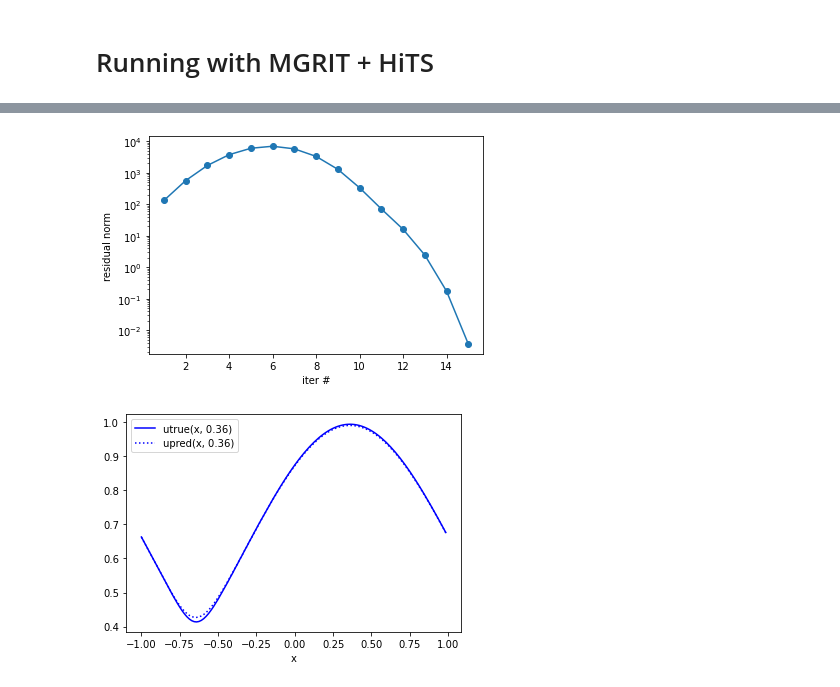
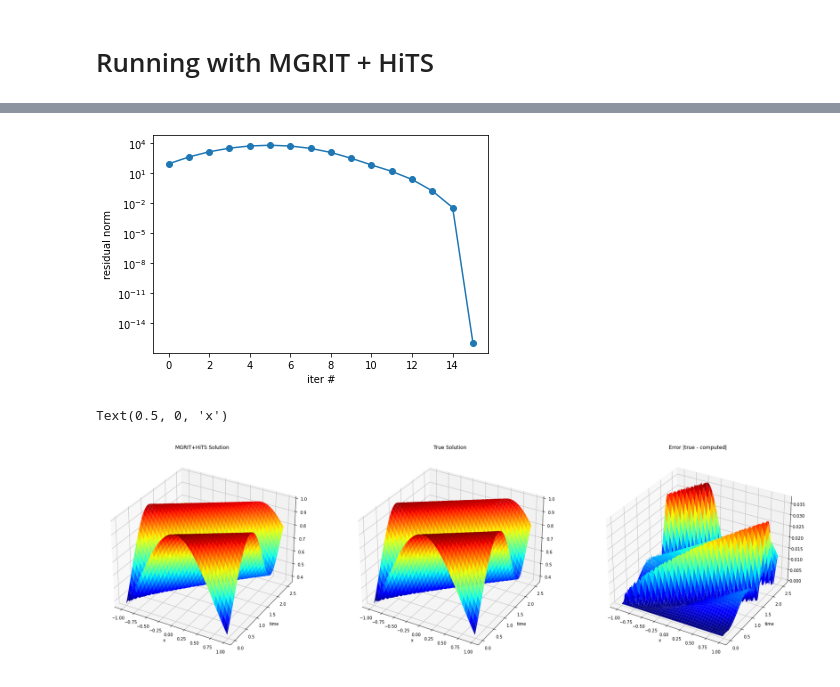
Before and after one commit to balos1/multiscale_HiTS, a Jupyter notebook: scripts/multiscale_HiTS_exp/hits_mgrit_linear_advection.ipynb, the cells around one changed output, grey strips where cells are left out. Saved outputs shown, nothing was run; the diff lists cells and outputs as text; code cells hidden in the pictures.

Commit message:
some updates to plots

```diff
--- a/scripts/multiscale_HiTS_exp/hits_mgrit_linear_advection.ipynb
+++ b/scripts/multiscale_HiTS_exp/hits_mgrit_linear_advection.ipynb
@@ -277,22 +281,44 @@ sol = np.array(sol)
 sol = sol.reshape((sol.shape[1], sol.shape[2])).T
 # %%
 res = info['conv']
-iters = np.arange(1, res.size+1)
-plt.semilogy(iters, res, 'o-')
+iters = np.arange(0, res.size+1)
+plt.semilogy(iters, np.pad(res, (0,1), constant_values=1e-16), 'o-')
 plt.xlabel('iter #')
 plt.ylabel('residual norm')
 plt.show()
 # %% [output]
-[figure, old version]
+[figure, new version]
 # %%
 dt = 0.01
 idx = 36
 
 # plt.plot(problem.x, utrue[:,0], 'b-', label='initial condition u(x,0)')
-plt.plot(problem.x, utrue[:,idx], 'b-', label=f'utrue(x, {dt*idx})')
-plt.plot(problem.x, sol[:,idx], 'b:', label=f'upred(x, {dt*idx})')
-plt.xlabel('x')
-plt.legend()
-plt.show()
+# plt.plot(problem.x, utrue[:,idx], 'b-', label=f'utrue(x, {dt*idx})')
+# plt.plot(problem.x, sol[:,idx], 'b:', label=f'upred(x, {dt*idx})')
+# plt.xlabel('x')
+# plt.legend()
+# plt.show()
+
+X, T = np.meshgrid(t[:-1], problem.x)
+
+fig = plt.figure(figsize=(30,10))
+ax = fig.add_subplot(1,3,1,projection='3d')
+ax.plot_surface(T, X, sol[:,:-1], cmap='jet')
+ax.set_title('MGRIT+HiTS Solution')
+ax.set_ylabel('time')
+ax.set_xlabel('x')
+
+ax = fig.add_subplot(1,3,2,projection='3d')
+ax.plot_surface(T, X, utrue[:,:-1], cmap='jet')
+ax.set_title('True Solution')
+ax.set_ylabel('time')
+ax.set_xlabel('x')
+
+ax = fig.add_subplot(1,3,3,projection='3d')
+ax.plot_surface(T, X, np.abs(sol[:,:-1]-utrue[:,:-1]), cmap='jet')
+ax.set_title('Error |true - computed|')
+ax.set_ylabel('time')
+ax.set_xlabel('x')
 # %% [output]
+Text(0.5, 0, 'x')
-[figure, old version]
+[figure, new version]
```
Also changed, not shown: parts of 3 cells of this notebook, 1 other file.
